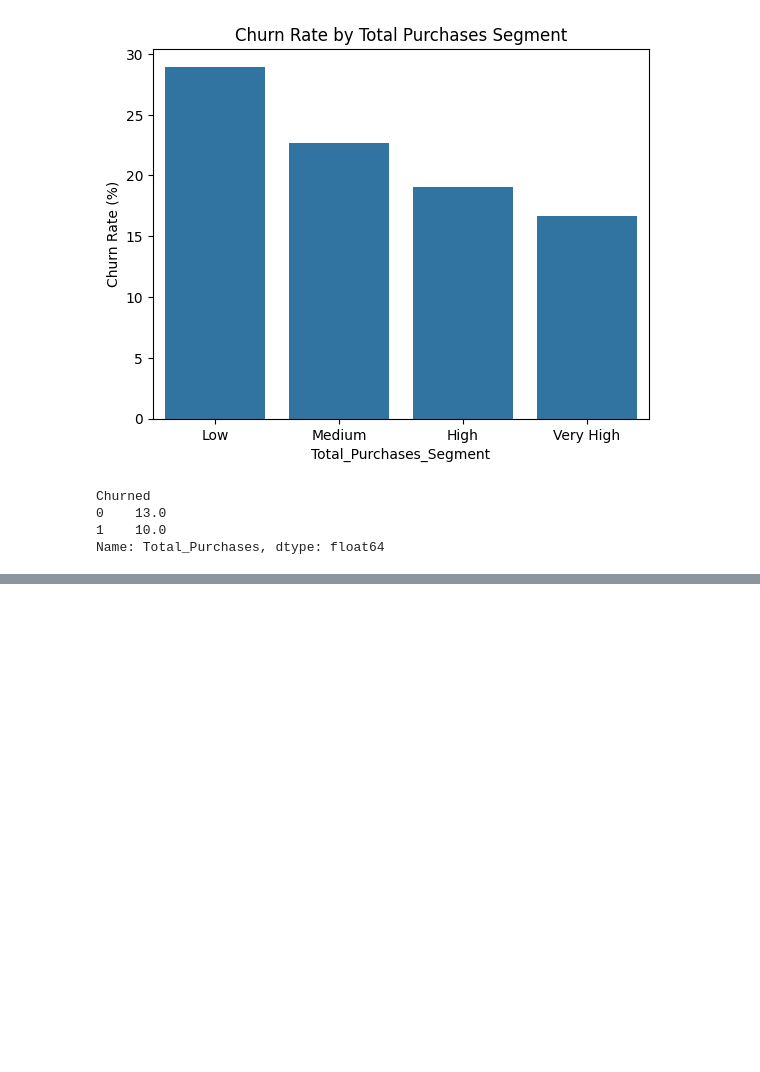
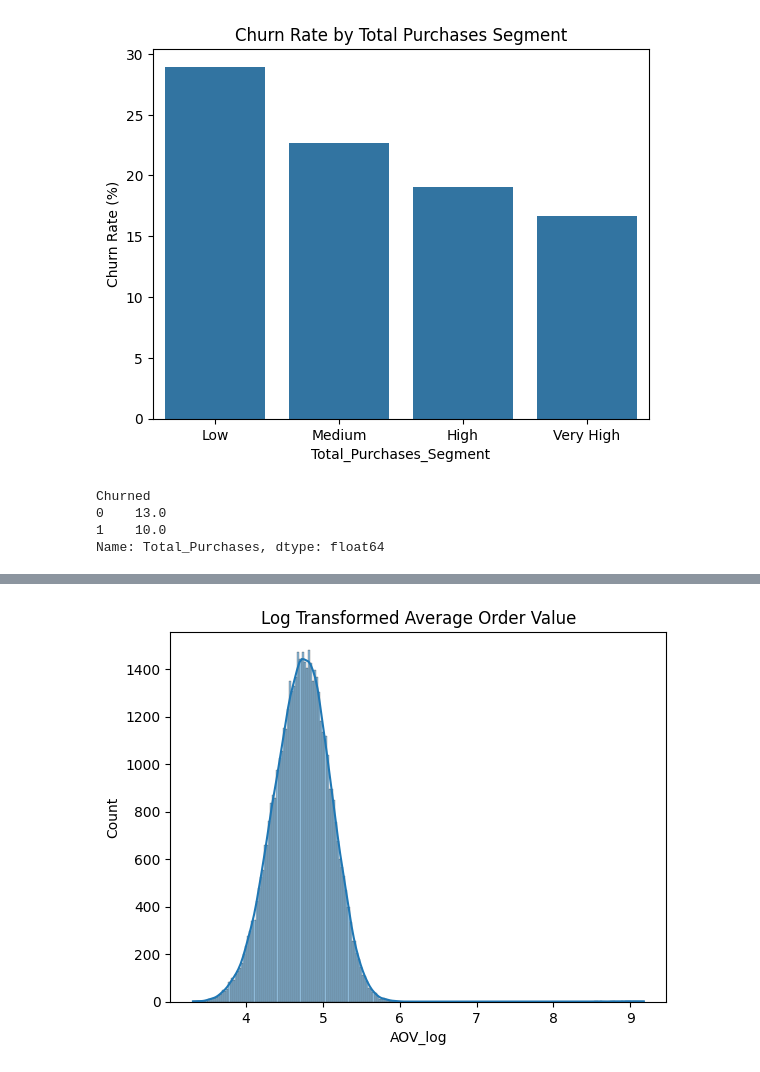
Before and after one commit to ppts2545/Eccommerce-Customer-Behavior-Dataset, a Jupyter notebook: notebooks/03_eda/eda1/02_eda_on_Purchase behavior.ipynb, the cells around one changed output, grey strips where cells are left out. Cells and saved outputs as stored; diff of their text form; code cells hidden in the pictures; blank space fills up the shorter version.

```diff
--- a/notebooks/03_eda/eda1/02_eda_on_Purchase behavior.ipynb
+++ b/notebooks/03_eda/eda1/02_eda_on_Purchase behavior.ipynb
@@ -125,0 +137,8 @@ Name: Total_Purchases, dtype: float64
+# %%
+df["AOV_log"] = np.log1p(df["Average_Order_Value"])
+
+sns.histplot(df["AOV_log"], kde=True)
+plt.title("Log Transformed Average Order Value")
+plt.show()
+# %% [output]
+[figure, added]
```
Also changed, not shown: parts of 27 cells of this notebook.
